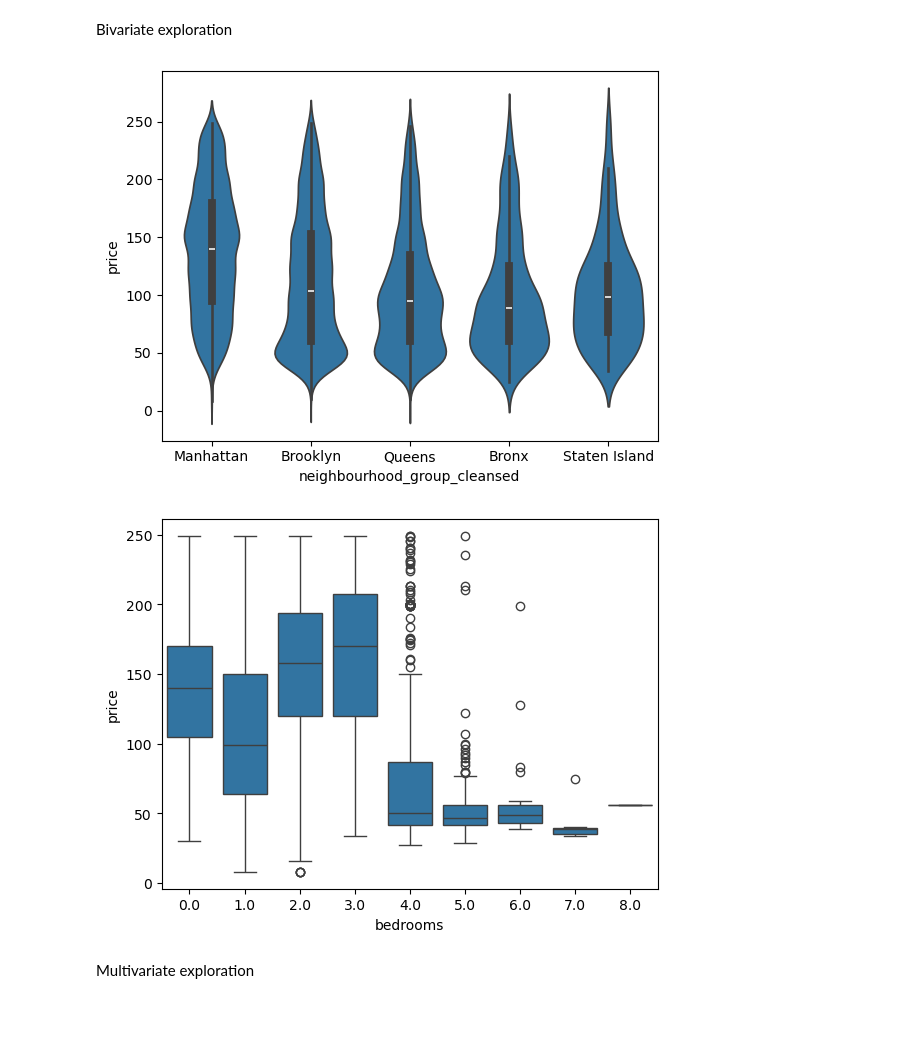
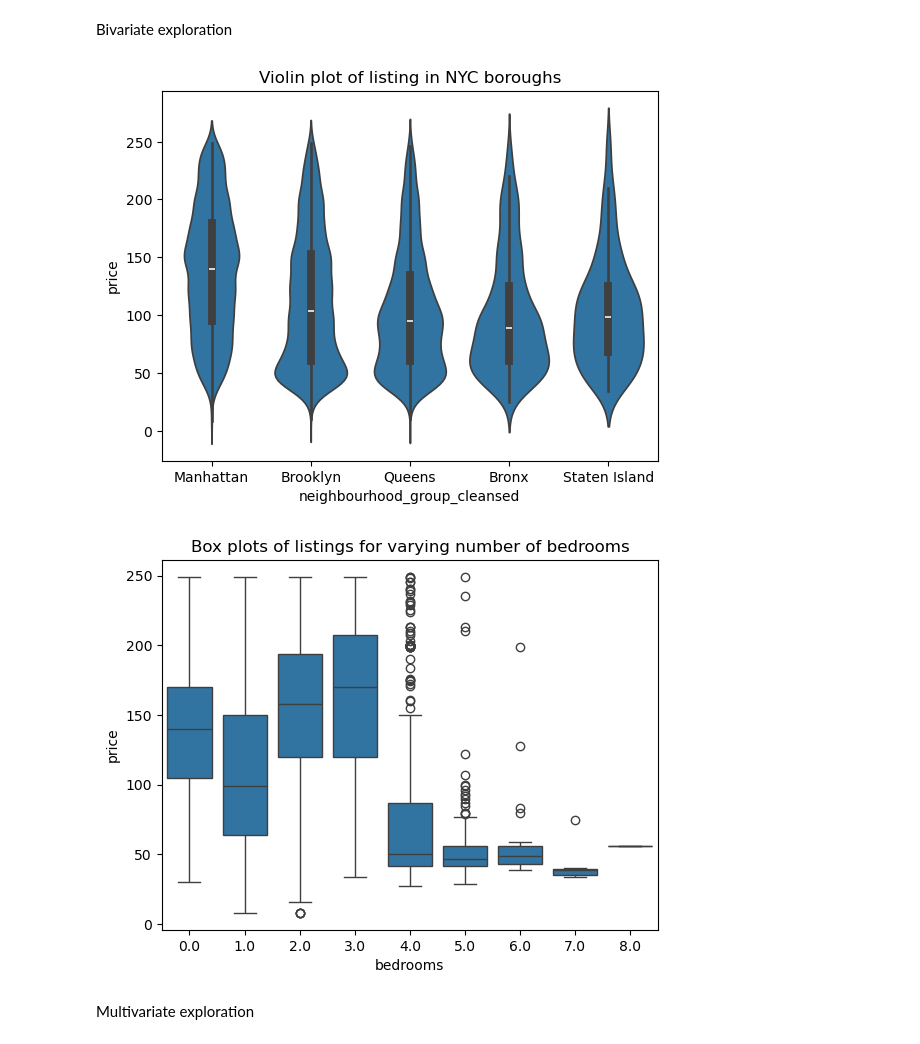
Before and after one commit to dotgb/Airbnb_Project, a Jupyter notebook: AirBnB_Project.ipynb, the cells around one changed output. Drawn from its saved outputs; the diff is of its cells as text; code cells hidden in the pictures; blank space fills up the shorter version.

Commit message:
Final Version with plot images

```diff
--- a/AirBnB_Project.ipynb
+++ b/AirBnB_Project.ipynb
@@ -172,12 +172,14 @@ Bivariate exploration
 # %%
 list_no_out = listing[listing['price'] < 250]
 sns.violinplot(x=list_no_out['neighbourhood_group_cleansed'], y=list_no_out['price']);
+plt.title('Violin plot of listing in NYC boroughs');
 # %% [output]
-[figure, old version]
+[figure, new version]
 # %%
 sns.boxplot(x=list_no_out['bedrooms'], y=list_no_out['price']);
+plt.title('Box plots of listings for varying number of bedrooms');
 # %% [output]
-[figure, old version]
+[figure, new version]
 # %% [markdown]
 Multivariate exploration
 # %%
```
Also changed, not shown: parts of 4 cells of this notebook, 6 other files.
